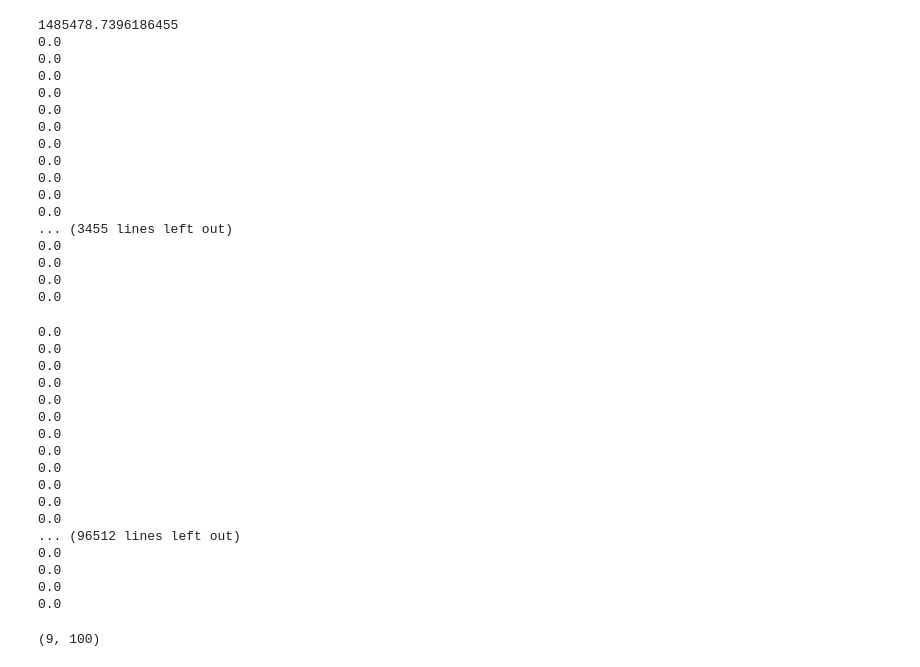
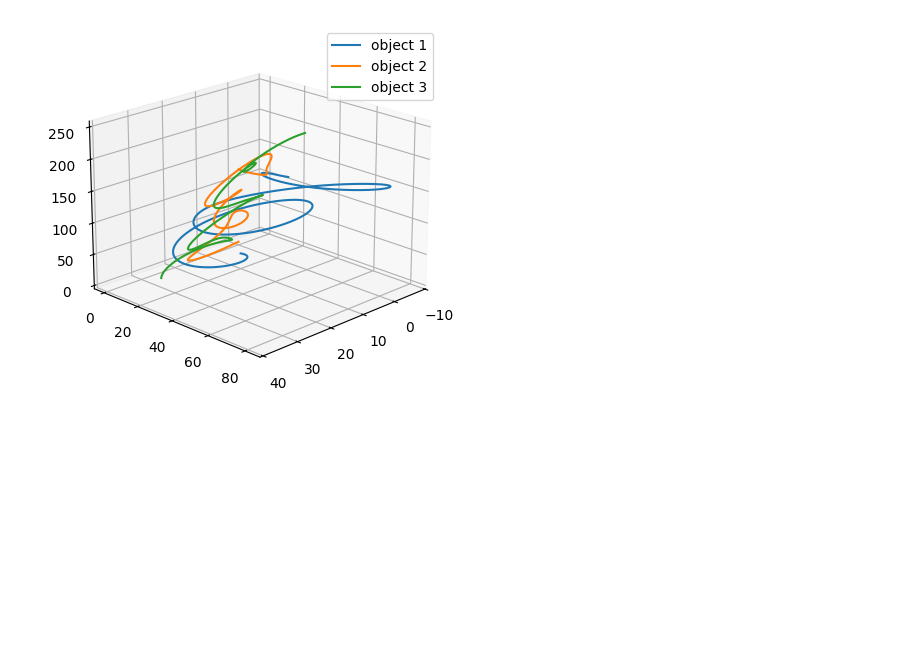
Before and after one commit to tcooley01/AERO729, a Jupyter notebook: ProjectFiles/ThreeBodyProblem.ipynb, the cells around one changed output. Drawn from its saved outputs; the diff is of its cells as text; code cells hidden in the pictures; blank space fills up the shorter version.

```diff
--- a/ProjectFiles/ThreeBodyProblem.ipynb
+++ b/ProjectFiles/ThreeBodyProblem.ipynb
@@ -61,16 +88,17 @@ def run_sim(mass,
 # %%
+# define initial conditions and run sim
 grav = 9.2
 mass = np.array([10, 20, 30])
-init_p_1 = np.array([10, 2, 3])
+init_p_1 = np.array([10, 20, 20])
 init_p_2 = np.array([0, 0, 0])
-init_p_3 = np.array([43, 9, 112])
+init_p_3 = np.array([30, 12, 10])
 init_v_1 = np.array([0.1, 3, 2])
 init_v_2 = np.array([0.1, 0.02, 0.05])
 init_v_3 = np.array([0.01, 0.09, 4])
 run_time = 100
 dt = 0.001
 
-pos, vel, time = run_sim(
+data = run_sim(
     mass=mass,
     grav=grav,
     p_1=init_p_1,
@@ -82,42 +110,19 @@ pos, vel, time = run_sim(
     run_time=run_time,
     dt=dt
 )
-# %% [output]
-1485478.7396186455
-0.0
-0.0
-0.0
-0.0
-0.0
-0.0
-0.0
-0.0
-0.0
-0.0
-0.0
-... (3455 lines left out)
-0.0
-0.0
-0.0
-0.0
-0.0
-0.0
-0.0
-0.0
-0.0
-0.0
-0.0
-0.0
-0.0
-0.0
-0.0
-0.0
-... (96512 lines left out)
-0.0
-0.0
-0.0
-0.0
 # %%
-pos.shape
+x_1, y_1, z_1 = np.array_split(data['pos_1'], 3, axis=0)
+x_2, y_2, z_2 = np.array_split(data['pos_2'], 3, axis=0)
+x_3, y_3, z_3 = np.array_split(data['pos_3'], 3, axis=0)
+
+
+fig = plt.figure()
+ax = fig.add_subplot(111, projection='3d')
+ax.view_init(elev=20, azim=45)
+ax.plot(x_1, y_1, z_1, label='object 1')
+ax.plot(x_2, y_2, z_2, label='object 2')
+ax.plot(x_3, y_3, z_3, label='object 3')
+plt.legend()
+plt.show()
 # %% [output]
-(9, 100)
+[figure, added]
```
Also changed, not shown: parts of 2 cells of this notebook.
